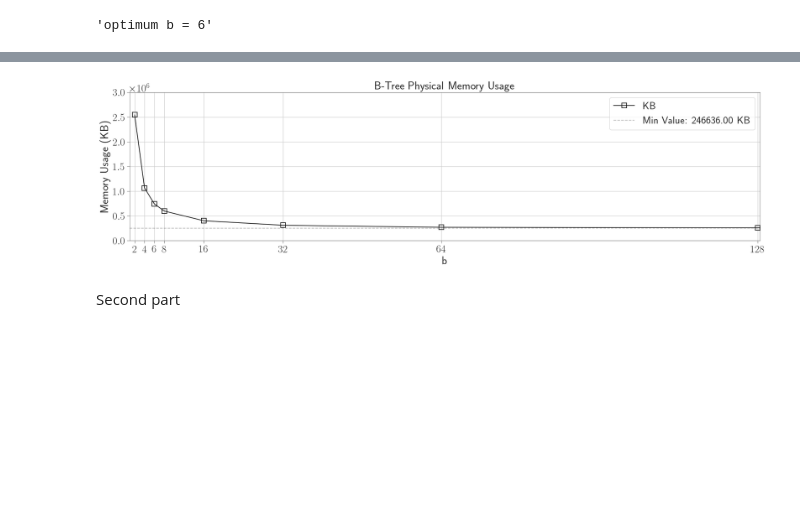
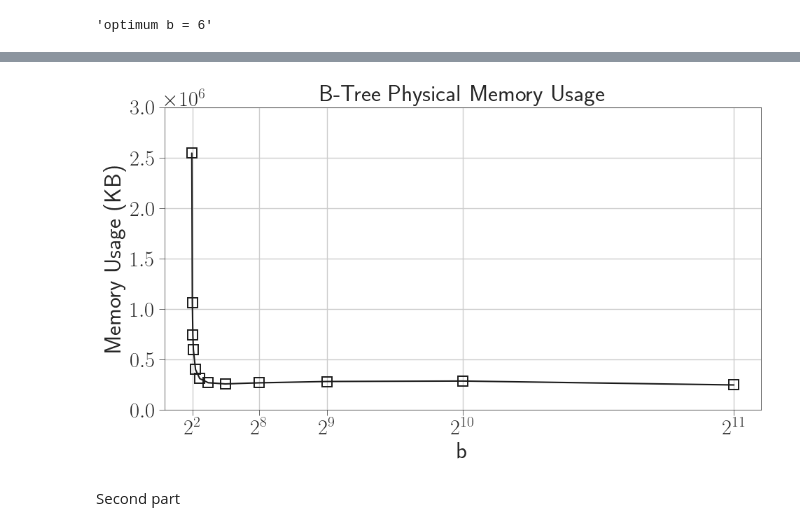
Before and after one commit to APAL-T2-2025/ASN1, a Jupyter notebook: notebook/b_tree.ipynb, the cells around one changed output, grey strips where cells are left out. Cells and saved outputs as stored; diff of their text form; code cells hidden in the pictures; blank space fills up the shorter version.

```diff
--- a/notebook/b_tree.ipynb
+++ b/notebook/b_tree.ipynb
@@ -120,8 +120,13 @@ plt.show()
 'optimum b = 6'
 # %%
 # Plot the data
-f, ax = plt.subplots(figsize=(20, 4))
-max_value = btree_df['cpu_time_ms'].max()
+
+from matplotlib.ticker import FuncFormatter
+
+def log_tick_formatter(val, pos=None):
+    return f'$2^{{{int(np.log2(val))}}}$'
+
+f, ax = plt.subplots(figsize=(10, 6))
 
 
 sns.lineplot(
@@ -151,12 +156,10 @@ ax.spines['right'].set_linewidth(0.5)
 ax.spines['left'].set_linewidth(0.5)
 ax.spines['bottom'].set_linewidth(0.5)
 
-plt.xticks([0]+list(btree_df['b']))
-
-plt.xlim([1, 128.5])
-ax.axhline(max_value, color='k',alpha=0.3, linestyle='--', linewidth=1.5, label=f'Max Value: {max_value:.2f} ms')
-ax.legend()
-plt.ylim([0.5E5, 2.5E5])
+plt.xticks( [2**2] + list(btree_df['b'])[8:])
+ax.xaxis.set_major_formatter(FuncFormatter(log_tick_formatter))
+# plt.xlim([1, 128.5])
+# plt.ylim([0.5E5, 2.5E5])
 
 plt.tight_layout()
 plt.savefig(ax.get_title().lower().replace(' ', '_') + '.pdf', bbox_inches='tight')
@@ -166,6 +169,6 @@ plt.show()
 # %%
 # Plot the data
-f, ax = plt.subplots(figsize=(20, 4))
+f, ax = plt.subplots(figsize=(10, 6))
 min_value = btree_df['RAM'].min()
 
 
@@ -175,39 +178,37 @@ sns.lineplot(
     y='RAM',
     marker='s',
     markerfacecolor='none',
     # linestyle='--',
     markeredgecolor='k',
     markeredgewidth=1.4,
     markersize=10,
     color='k',
     linewidth=1.5,
     label='KB',
     ax=ax
 )
 
 ax.set_title("B-Tree Physical Memory Usage")
 ax.set_xlabel('b')
 ax.set_ylabel('Memory Usage (KB)')
 ax.grid(True)
-# ax.legend().remove()
+ax.legend().remove()
 ax.tick_params(width=0.5)
 ax.spines['top'].set_linewidth(0.5)
 ax.spines['right'].set_linewidth(0.5)
 ax.spines['left'].set_linewidth(0.5)
 ax.spines['bottom'].set_linewidth(0.5)
 
-plt.xticks([0]+list(btree_df['b']))
+plt.xticks( [2**2] + list(btree_df['b'])[8:])
+ax.xaxis.set_major_formatter(FuncFormatter(log_tick_formatter))
 
 plt.ylim([0, 3E6])
-plt.xlim([1, 128.5])
-ax.axhline(min_value, color='k',alpha=0.3, linestyle='--', linewidth=1.5, label=f'Min Value: {min_value:.2f} KB')
-ax.legend()
 
 plt.tight_layout()
 plt.savefig(ax.get_title().lower().replace(' ', '_') + '.pdf', bbox_inches='tight')
 plt.show()
 # %% [output]
-[figure, old version]
+[figure, new version]
 # %% [markdown]
 Second part
 # %%
```
Also changed, not shown: parts of 4 cells of this notebook, 52 other files.
